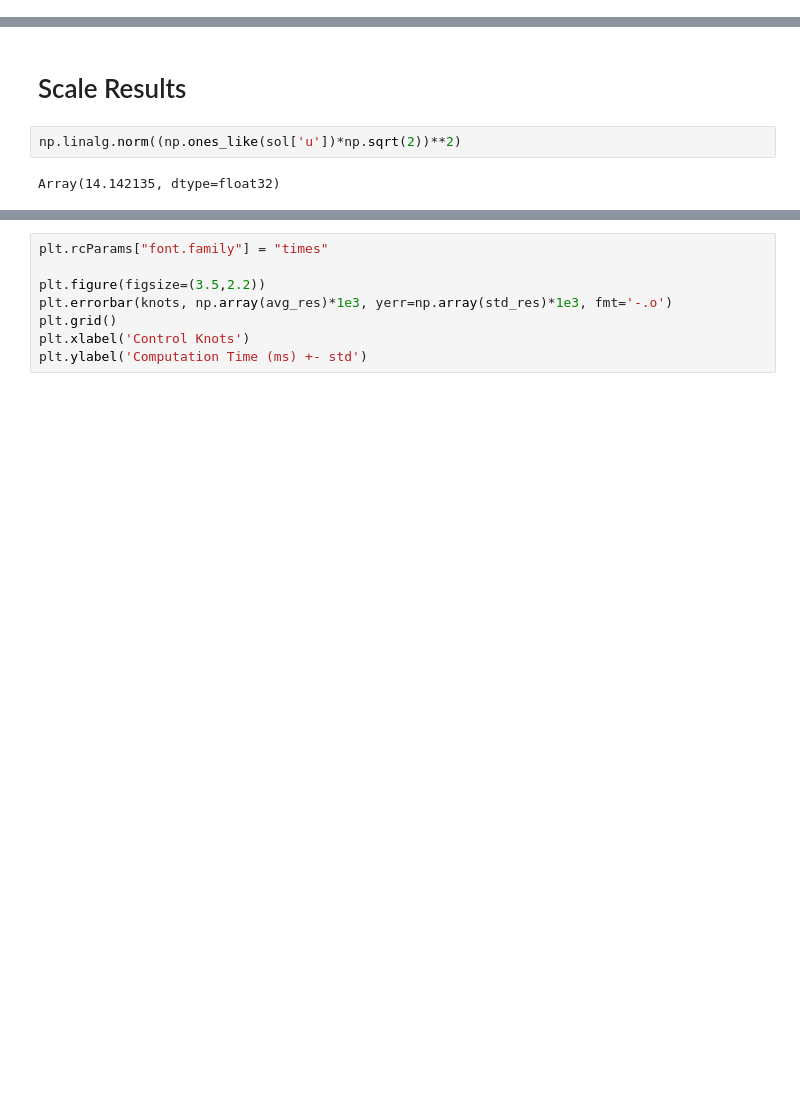
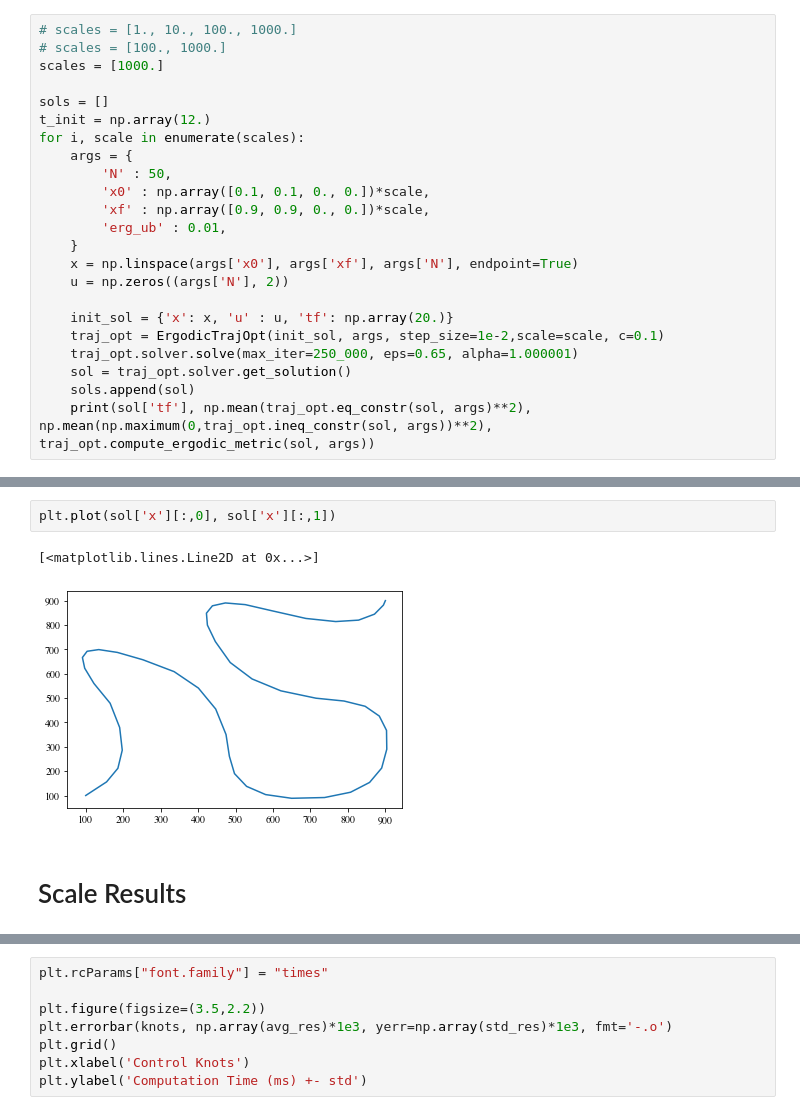
Before and after one commit to ialab-yale/time_optimal_ergodic_search, a Jupyter notebook: experiments/Journal/knot_study/_ian_attempt_scale.ipynb, the cells around one changed output, grey strips where cells are left out. Saved outputs shown, nothing was run; the diff lists cells and outputs as text; blank space fills up the shorter version.

Commit message:
added scale figure

```diff
--- a/experiments/Journal/knot_study/_ian_attempt_scale.ipynb
+++ b/experiments/Journal/knot_study/_ian_attempt_scale.ipynb
@@ -104,0 +129,23 @@ def build_erg_time_opt_solver(init_sol, args, scale, num_basis=10, step_size=1e-
+# %%
+# scales = [1., 10., 100., 1000.]
+# scales = [100., 1000.]
+scales = [1000.]
+
+sols = []
+t_init = np.array(12.)
+for i, scale in enumerate(scales):
+    args = {
+        'N' : 50,
+        'x0' : np.array([0.1, 0.1, 0., 0.])*scale,
+        'xf' : np.array([0.9, 0.9, 0., 0.])*scale,
+        'erg_ub' : 0.01,
+    }
+    x = np.linspace(args['x0'], args['xf'], args['N'], endpoint=True)
+    u = np.zeros((args['N'], 2))
+
+    init_sol = {'x': x, 'u' : u, 'tf': np.array(20.)}
+    traj_opt = ErgodicTrajOpt(init_sol, args, step_size=1e-2,scale=scale, c=0.1)
+    traj_opt.solver.solve(max_iter=250_000, eps=0.65, alpha=1.000001)
+    sol = traj_opt.solver.get_solution()
+    sols.append(sol)
+    print(sol['tf'], np.mean(traj_opt.eq_constr(sol, args)**2), np.mean(np.maximum(0,traj_opt.ineq_constr(sol, args))**2), traj_opt.compute_ergodic_metric(sol, args))
@@ -105,7 +156,8 @@ def build_erg_time_opt_solver(init_sol, args, scale, num_basis=10, step_size=1e-
+# %%
+plt.plot(sol['x'][:,0], sol['x'][:,1])
+# %% [output]
+[<matplotlib.lines.Line2D at 0x...>]
+[figure, added]
 # %% [markdown]
 # Scale Results
-# %%
-np.linalg.norm((np.ones_like(sol['u'])*np.sqrt(2))**2)
-# %% [output]
-Array(14.142135, dtype=float32)
 # %%
```
Also changed, not shown: parts of 8 cells of this notebook, 4 other files.
